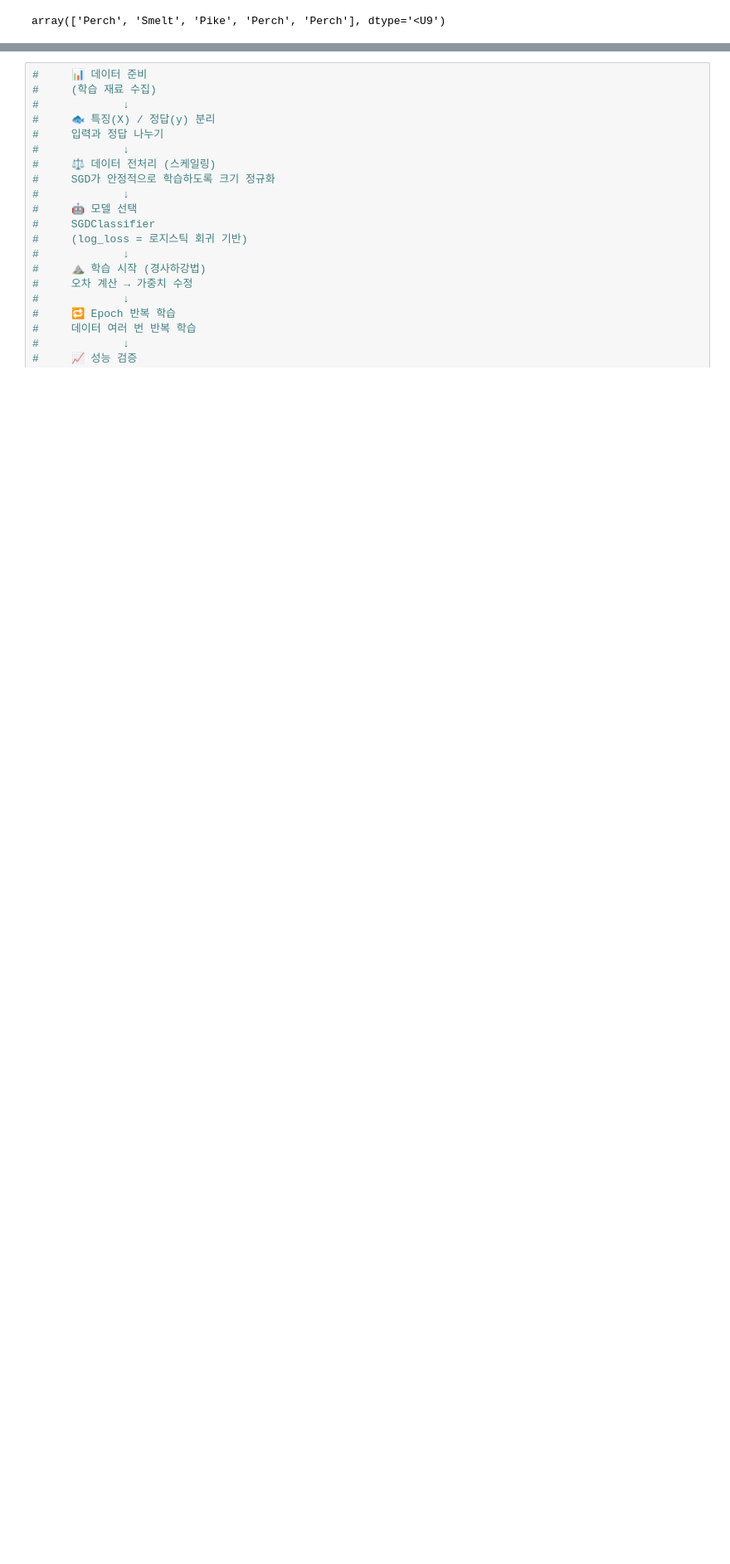
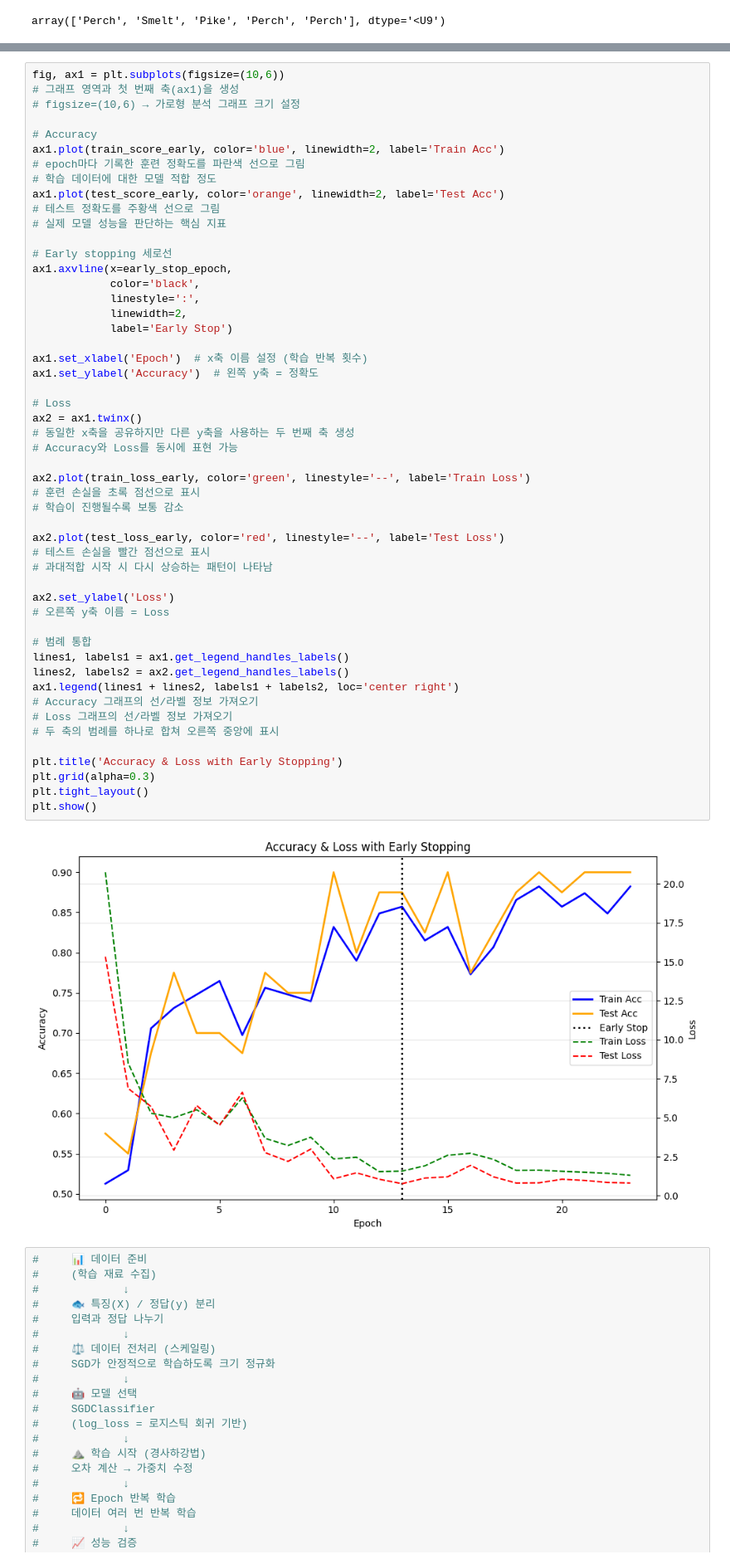
Before and after one commit to ggug0125-ui/AI_26, a Jupyter notebook: 04_02_확률경사하강법.ipynb, the cells around one changed output, grey strips where cells are left out. Shown at 83% size. Cells and saved outputs as stored; diff of their text form; blank space fills up the shorter version.

```diff
--- a/04_02_확률경사하강법.ipynb
+++ b/04_02_확률경사하강법.ipynb
@@ -544,3 +743,56 @@ array(['Perch', 'Smelt', 'Pike', 'Perch', 'Perch'], dtype='<U9')
+# %%
+fig, ax1 = plt.subplots(figsize=(10,6))
+# 그래프 영역과 첫 번째 축(ax1)을 생성
+# figsize=(10,6) → 가로형 분석 그래프 크기 설정
+
+# Accuracy
+ax1.plot(train_score_early, color='blue', linewidth=2, label='Train Acc')
+# epoch마다 기록한 훈련 정확도를 파란색 선으로 그림
+# 학습 데이터에 대한 모델 적합 정도
+ax1.plot(test_score_early, color='orange', linewidth=2, label='Test Acc')
+# 테스트 정확도를 주황색 선으로 그림
+# 실제 모델 성능을 판단하는 핵심 지표
+
+# Early stopping 세로선
+ax1.axvline(x=early_stop_epoch,
+            color='black',
+            linestyle=':',
+            linewidth=2,
+            label='Early Stop')
+
+ax1.set_xlabel('Epoch')  # x축 이름 설정 (학습 반복 횟수)
+ax1.set_ylabel('Accuracy')  # 왼쪽 y축 = 정확도
+
+# Loss
+ax2 = ax1.twinx()
+# 동일한 x축을 공유하지만 다른 y축을 사용하는 두 번째 축 생성
+# Accuracy와 Loss를 동시에 표현 가능
+
+ax2.plot(train_loss_early, color='green', linestyle='--', label='Train Loss')
+# 훈련 손실을 초록 점선으로 표시
+# 학습이 진행될수록 보통 감소
+
+ax2.plot(test_loss_early, color='red', linestyle='--', label='Test Loss')
+# 테스트 손실을 빨간 점선으로 표시
+# 과대적합 시작 시 다시 상승하는 패턴이 나타남
+
+ax2.set_ylabel('Loss')
+# 오른쪽 y축 이름 = Loss
+
+# 범례 통합
+lines1, labels1 = ax1.get_legend_handles_labels()
+lines2, labels2 = ax2.get_legend_handles_labels()
+ax1.legend(lines1 + lines2, labels1 + labels2, loc='center right')
+# Accuracy 그래프의 선/라벨 정보 가져오기
+# Loss 그래프의 선/라벨 정보 가져오기
+# 두 축의 범례를 하나로 합쳐 오른쪽 중앙에 표시
+
+plt.title('Accuracy & Loss with Early Stopping')
+plt.grid(alpha=0.3)
+plt.tight_layout()
+plt.show()
+# %% [output]
+[figure, added]
 # %%
 #     📊 데이터 준비
 #     (학습 재료 수집)
```
Also changed, not shown: parts of 5 cells of this notebook.
